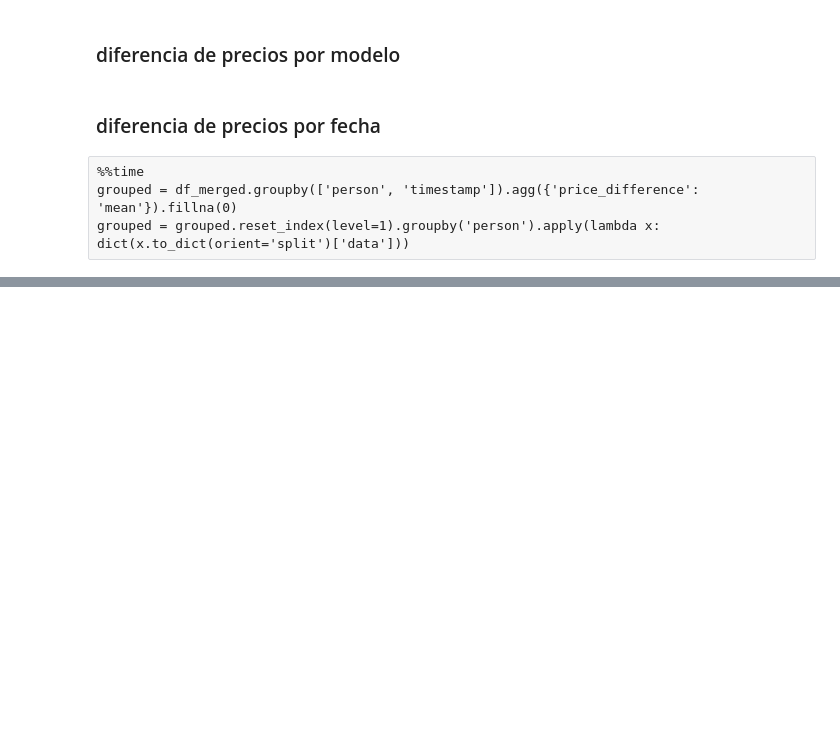
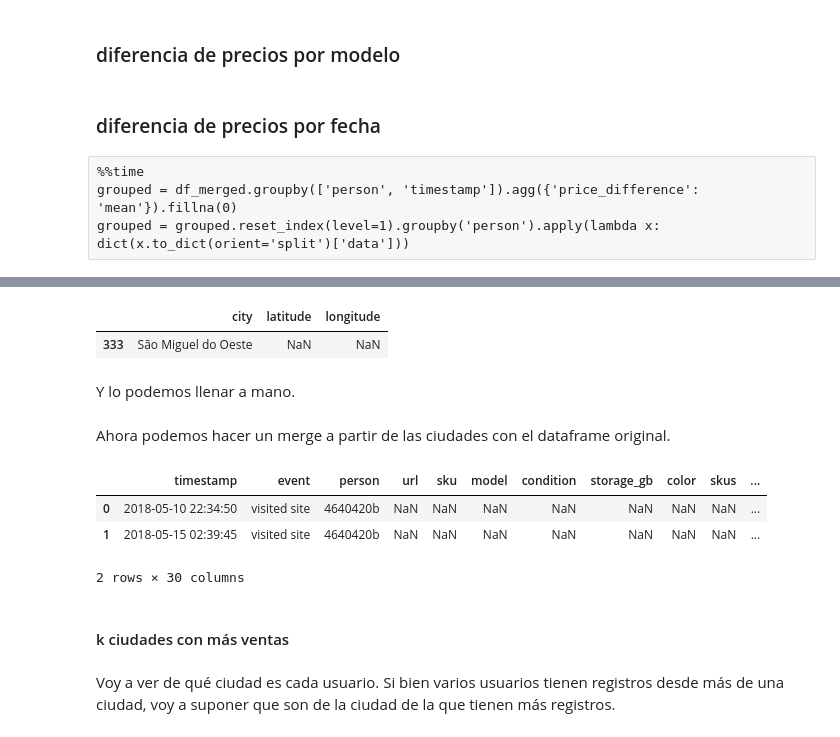
Before and after one commit to seblaz/7506-datos-tp2, a Jupyter notebook: Features/Features Seba.ipynb, the cells around one changed output, grey strips where cells are left out. Saved outputs shown, nothing was run; the diff lists cells and outputs as text; code cells hidden in the pictures; blank space fills up the shorter version.

```diff
--- a/Features/Features Seba.ipynb
+++ b/Features/Features Seba.ipynb
@@ -420,0 +516,3 @@ grouped = grouped.reset_index(level=1).groupby('person').apply(lambda x: dict(x.
+# %%
+cities_with_coord_by_name = cities.merge(coordenadas, how='inner', left_on='city', right_on='name').drop(columns=['name', 'asciiname'])
+cities_with_coord_by_asciiname = cities.merge(coordenadas, how='inner', left_on='city', right_on='asciiname').drop(columns=['name', 'asciiname'])
@@ -420,0 +531,4 @@ grouped = grouped.reset_index(level=1).groupby('person').apply(lambda x: dict(x.
+# %%
+cities_with_coord = cities_with_coord_by_name.append(cities_with_coord_by_asciiname).groupby('city').apply(lambda x: x.iloc[1] if np.isnan(x.iloc[0]).any() else x.iloc[0])
+# %%
+cities_with_coord_merged = cities.merge(cities_with_coord, how='left', on='city')
@@ -420,0 +537,9 @@ grouped = grouped.reset_index(level=1).groupby('person').apply(lambda x: dict(x.
+# %%
+cities_with_coord_merged[cities_with_coord_merged.isna().any(axis='columns')]
+# %% [output]
+|  | city | latitude | longitude |
+| 333 | São Miguel do Oeste | NaN | NaN |
+# %% [markdown]
+Y lo podemos llenar a mano.
+# %%
+cities_with_coord_merged.loc[cities_with_coord_merged['city'] == 'São Miguel do Oeste', ['latitude', 'longitude']] = -26.71868, -53.5194
@@ -420,0 +548,14 @@ grouped = grouped.reset_index(level=1).groupby('person').apply(lambda x: dict(x.
+# %% [markdown]
+Ahora podemos hacer un merge a partir de las ciudades con el dataframe original.
+# %%
+df_with_coord = df.merge(cities_with_coord_merged, how='inner', on='city')
+df_with_coord.head(2)
+# %% [output]
+|  | timestamp | event | person | url | sku | model | condition | storage_gb | color | skus | ... |
+| 0 | 2018-05-10 22:34:50 | visited site | 4640420b | NaN | NaN | NaN | NaN | NaN | NaN | NaN | ... |
+| 1 | 2018-05-15 02:39:45 | visited site | 4640420b | NaN | NaN | NaN | NaN | NaN | NaN | NaN | ... |
+2 rows × 30 columns
+# %% [markdown]
+#### k ciudades con más ventas
+# %% [markdown]
+Voy a ver de qué ciudad es cada usuario. Si bien varios usuarios tienen registros desde más de una ciudad, voy a suponer que son de la ciudad de la que tienen más registros.
```
Also changed, not shown: parts of 40 cells of this notebook.
